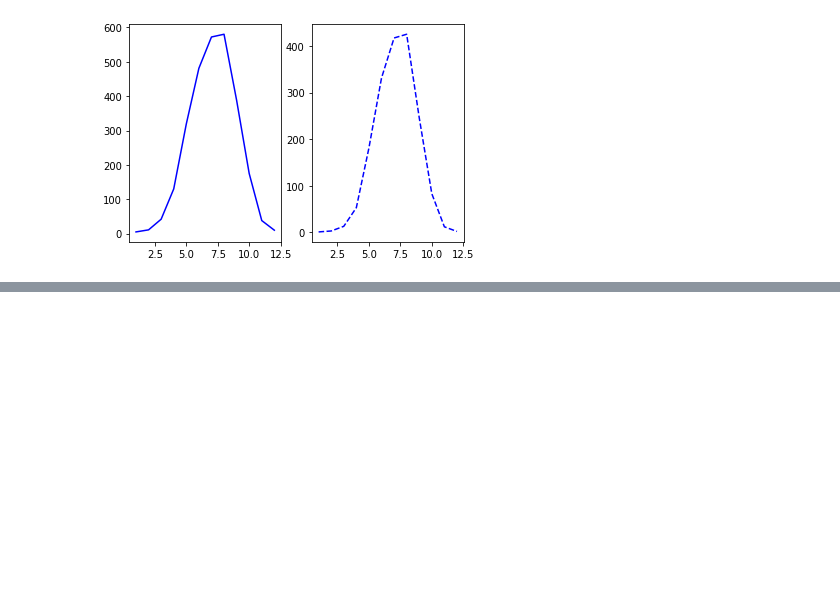
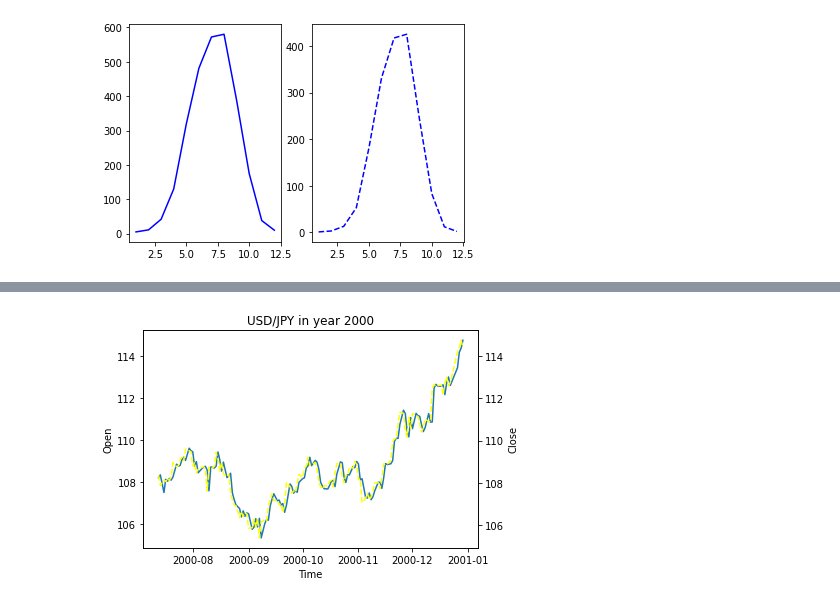
Before and after one commit to DreamFireworks/Data-Visualization, a Jupyter notebook: matplotlib/matplotlib_calisma.ipynb, the cells around one changed output, grey strips where cells are left out. Cells and saved outputs as stored; diff of their text form; code cells hidden in the pictures; blank space fills up the shorter version.

```diff
--- a/matplotlib/matplotlib_calisma.ipynb
+++ b/matplotlib/matplotlib_calisma.ipynb
@@ -219,0 +290,14 @@ plt.show()
+# %%
+fig,ax = plt.subplots()
+ax.plot(millenium.index,millenium["open"])
+ax.set_xlabel("Time")
+ax.set_ylabel("Open")
+ax.set_title("USD/JPY in year 2000")
+
+ax2 = ax.twinx()
+ax2.plot(millenium.index,millenium["close"],
+         color="yellow",linestyle="--")
+ax2.set_ylabel("Close")
+plt.show()
+# %% [output]
+[figure, added]
```
Also changed, not shown: parts of 8 cells of this notebook, 1 other file.
